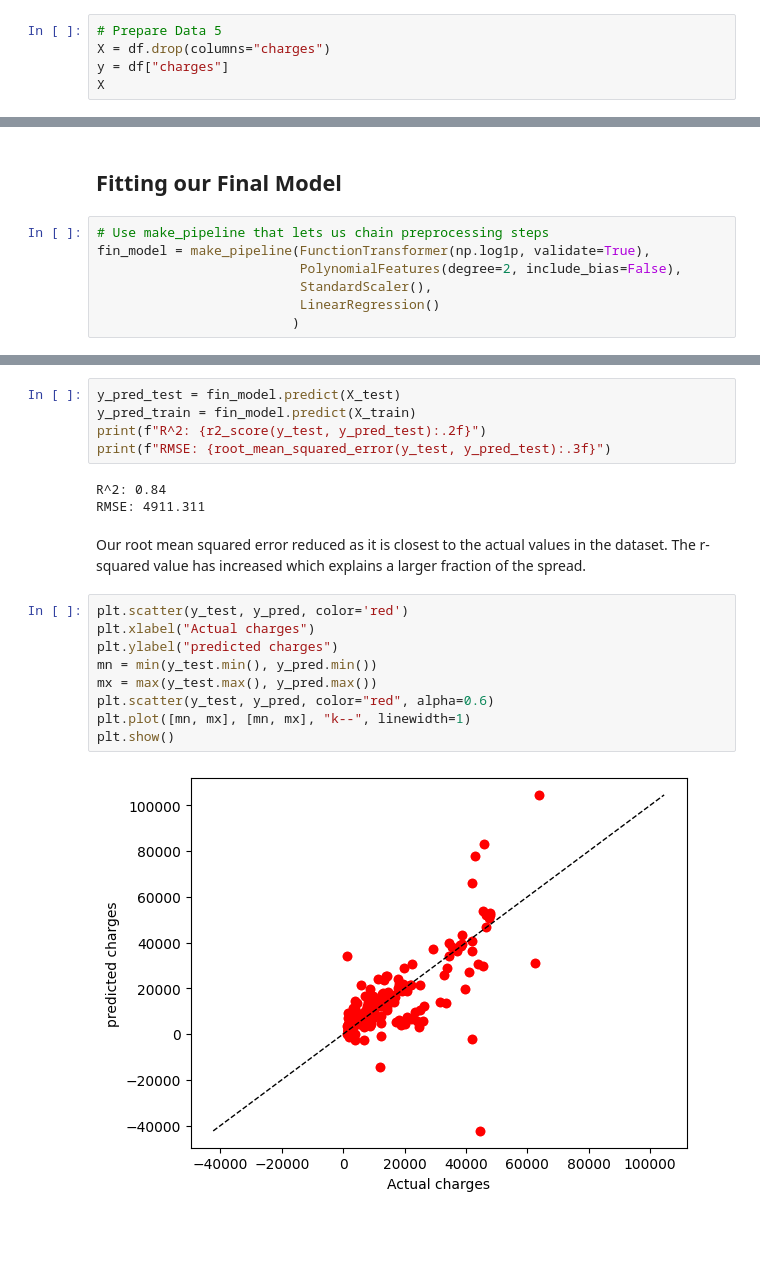
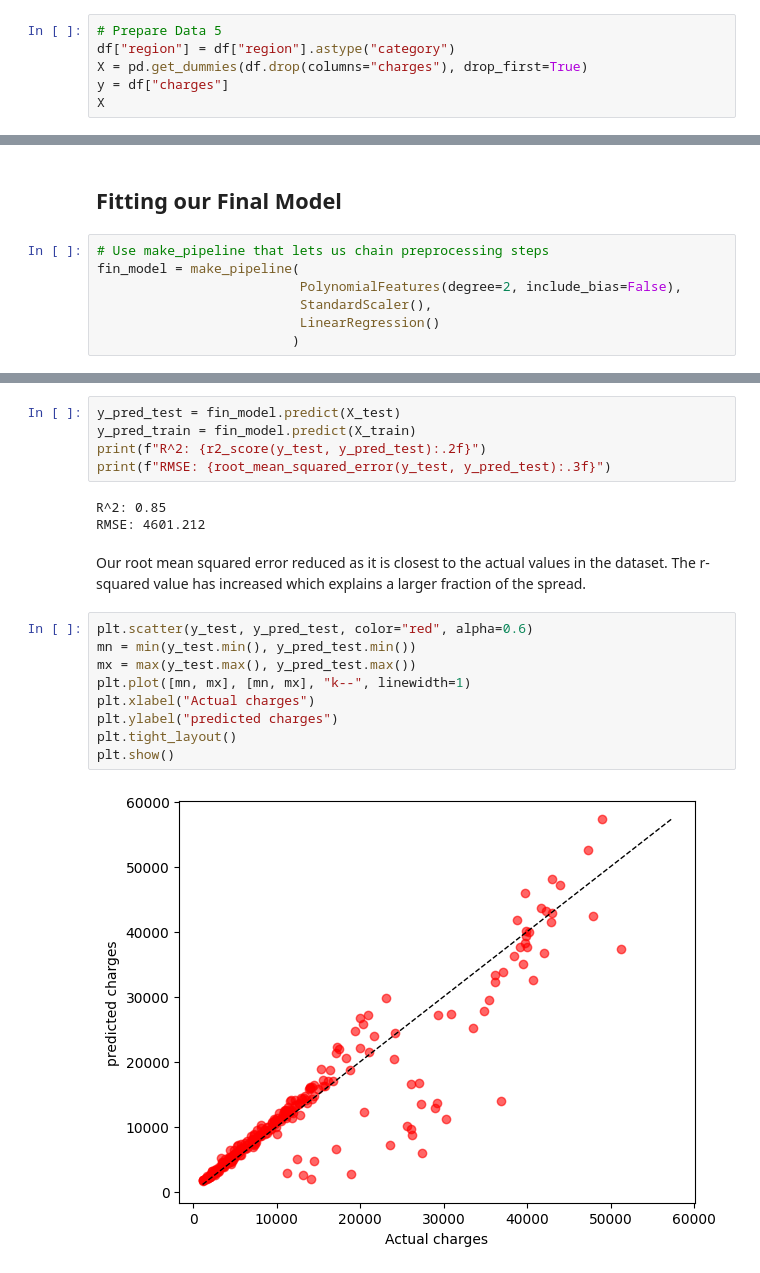
Before and after one commit to AngelX62/ml_Medical_Cost, a Jupyter notebook: medical_cost_pred.ipynb, the cells around one changed output, grey strips where cells are left out. Saved outputs shown, nothing was run; the diff lists cells and outputs as text; blank space fills up the shorter version.

```diff
--- a/medical_cost_pred.ipynb
+++ b/medical_cost_pred.ipynb
@@ -94,7 +93,8 @@ There is a high correlation between smoking status and charges, demonstrating th
 # Multiple Linear Regression to predict Insurance Cost
 # %%
 # Prepare Data 5
-X = df.drop(columns="charges")
+df["region"] = df["region"].astype("category")
+X = pd.get_dummies(df.drop(columns="charges"), drop_first=True)
 y = df["charges"]
 X
 # %% [output]
@@ -231,7 +231,7 @@ The degree 2 model offers a strong balance between model simplicity and predicti
 ## Fitting our Final Model
 # %%
 # Use make_pipeline that lets us chain preprocessing steps
-fin_model = make_pipeline(FunctionTransformer(np.log1p, validate=True),
+fin_model = make_pipeline(
                           PolynomialFeatures(degree=2, include_bias=False),
                           StandardScaler(),
                           LinearRegression()
@@ -251,20 +249,20 @@ y_pred_train = fin_model.predict(X_train)
 print(f"R^2: {r2_score(y_test, y_pred_test):.2f}")
 print(f"RMSE: {root_mean_squared_error(y_test, y_pred_test):.3f}")
 # %% [output]
-R^2: 0.84
-RMSE: 4911.311
+R^2: 0.85
+RMSE: 4601.212
 # %% [markdown]
 Our root mean squared error reduced as it is closest to the actual values in the dataset.
 The r-squared value has increased which explains a larger fraction of the spread.
 # %%
-plt.scatter(y_test, y_pred, color='red')
+plt.scatter(y_test, y_pred_test, color="red", alpha=0.6)
+mn = min(y_test.min(), y_pred_test.min())
+mx = max(y_test.max(), y_pred_test.max())
+plt.plot([mn, mx], [mn, mx], "k--", linewidth=1)
 plt.xlabel("Actual charges")
 plt.ylabel("predicted charges")
-mn = min(y_test.min(), y_pred.min())
-mx = max(y_test.max(), y_pred.max())
-plt.scatter(y_test, y_pred, color="red", alpha=0.6)
-plt.plot([mn, mx], [mn, mx], "k--", linewidth=1)
+plt.tight_layout()
 plt.show()
 # %% [output]
-[figure, old version]
+[figure, new version]
 # %%
```
Also changed, not shown: parts of 14 cells of this notebook.
